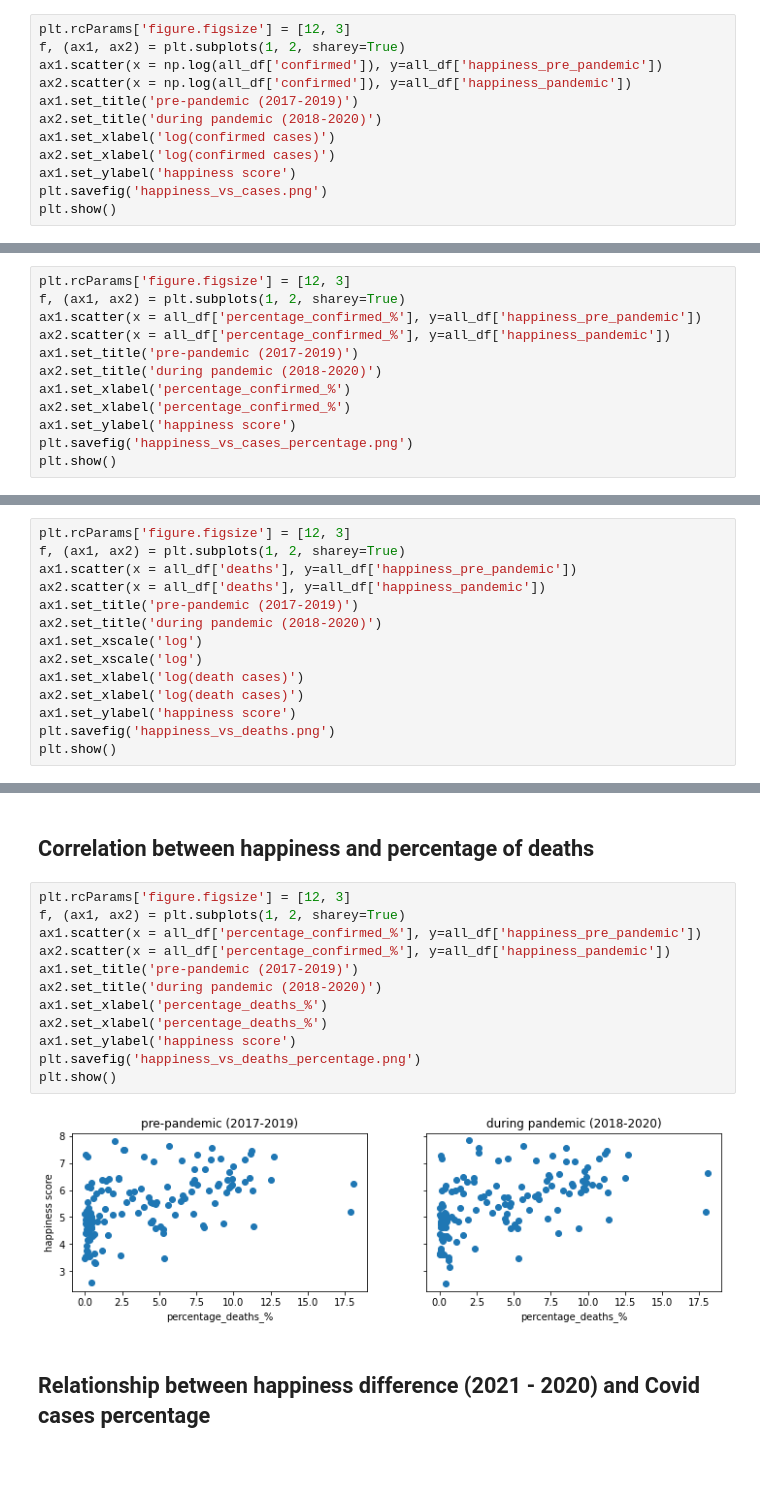
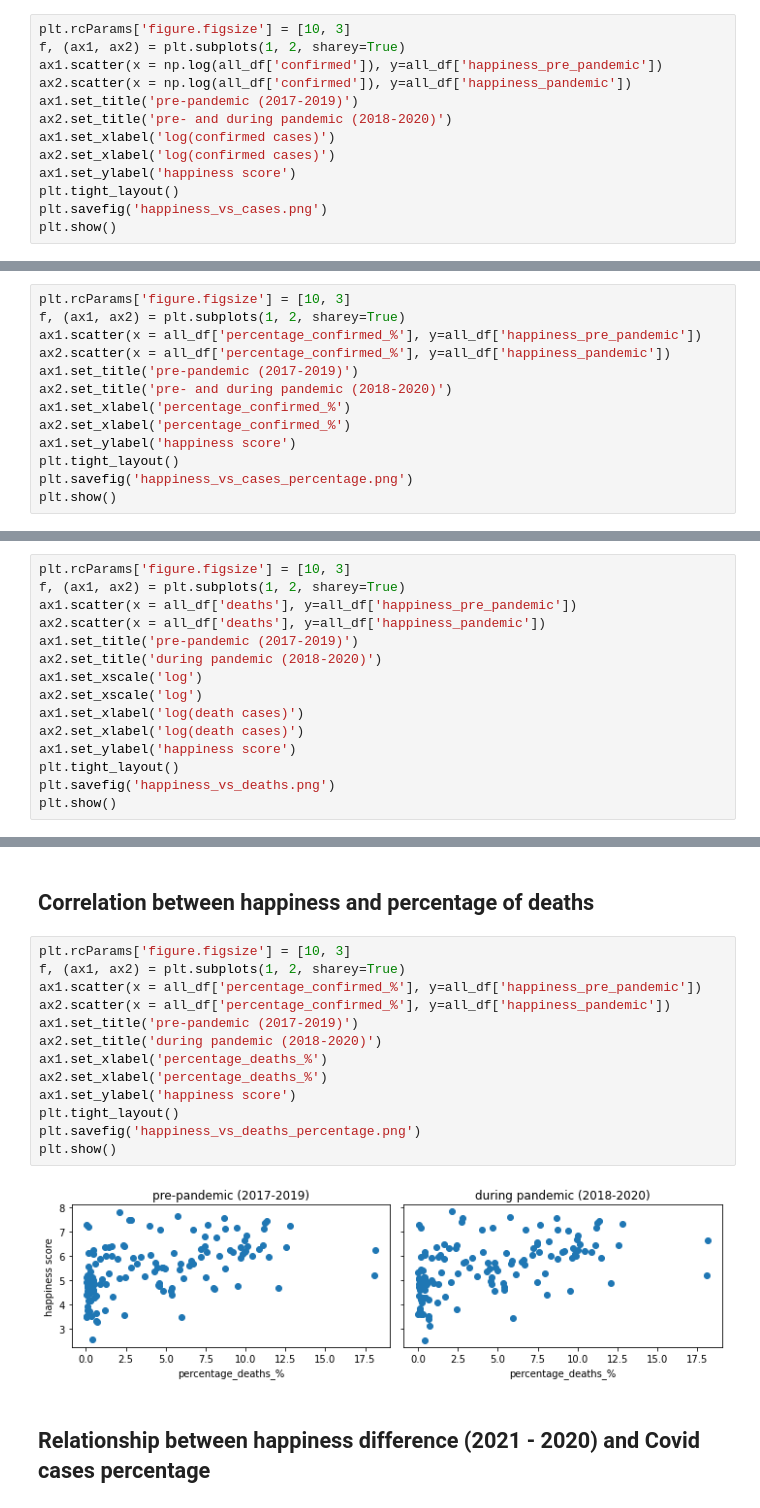
Before and after one commit to maxkrueger96/NU-Bootcamp-Data-Science-1, a Jupyter notebook: zibo_analysis/zibo_analysis.ipynb, the cells around one changed output, grey strips where cells are left out. Saved outputs shown, nothing was run; the diff lists cells and outputs as text; blank space fills up the shorter version.

```diff
--- a/zibo_analysis/zibo_analysis.ipynb
+++ b/zibo_analysis/zibo_analysis.ipynb
@@ -203,15 +205,16 @@ all_df.to_csv('all_df.csv')
 # %% [markdown]
 ## Correlation between happiness and confirmed cases
 # %%
-plt.rcParams['figure.figsize'] = [12, 3]
+plt.rcParams['figure.figsize'] = [10, 3]
 f, (ax1, ax2) = plt.subplots(1, 2, sharey=True)
 ax1.scatter(x = np.log(all_df['confirmed']), y=all_df['happiness_pre_pandemic'])
 ax2.scatter(x = np.log(all_df['confirmed']), y=all_df['happiness_pandemic'])
 ax1.set_title('pre-pandemic (2017-2019)')
-ax2.set_title('during pandemic (2018-2020)')
+ax2.set_title('pre- and during pandemic (2018-2020)')
 ax1.set_xlabel('log(confirmed cases)')
 ax2.set_xlabel('log(confirmed cases)')
 ax1.set_ylabel('happiness score')
+plt.tight_layout()
 plt.savefig('happiness_vs_cases.png')
 plt.show()
 # %% [output]
@@ -257,15 +260,16 @@ The r-squared is: 0.09969050907905723
 # %% [markdown]
 ## Correlation between happiness and percentage confirmed
 # %%
-plt.rcParams['figure.figsize'] = [12, 3]
+plt.rcParams['figure.figsize'] = [10, 3]
 f, (ax1, ax2) = plt.subplots(1, 2, sharey=True)
 ax1.scatter(x = all_df['percentage_confirmed_%'], y=all_df['happiness_pre_pandemic'])
 ax2.scatter(x = all_df['percentage_confirmed_%'], y=all_df['happiness_pandemic'])
 ax1.set_title('pre-pandemic (2017-2019)')
-ax2.set_title('during pandemic (2018-2020)')
+ax2.set_title('pre- and during pandemic (2018-2020)')
 ax1.set_xlabel('percentage_confirmed_%')
 ax2.set_xlabel('percentage_confirmed_%')
 ax1.set_ylabel('happiness score')
+plt.tight_layout()
 plt.savefig('happiness_vs_cases_percentage.png')
 plt.show()
 # %% [output]
@@ -313,7 +319,7 @@ The r-squared is: 0.24479145021638665
 # %% [markdown]
 ## Correlation between happiness and death cases
 # %%
-plt.rcParams['figure.figsize'] = [12, 3]
+plt.rcParams['figure.figsize'] = [10, 3]
 f, (ax1, ax2) = plt.subplots(1, 2, sharey=True)
 ax1.scatter(x = all_df['deaths'], y=all_df['happiness_pre_pandemic'])
 ax2.scatter(x = all_df['deaths'], y=all_df['happiness_pandemic'])
@@ -324,6 +330,7 @@ ax2.set_xscale('log')
 ax1.set_xlabel('log(death cases)')
 ax2.set_xlabel('log(death cases)')
 ax1.set_ylabel('happiness score')
+plt.tight_layout()
 plt.savefig('happiness_vs_deaths.png')
 plt.show()
 # %% [output]
@@ -331,18 +338,19 @@ plt.show()
 # %% [markdown]
 ## Correlation between happiness and percentage of deaths
 # %%
-plt.rcParams['figure.figsize'] = [12, 3]
+plt.rcParams['figure.figsize'] = [10, 3]
 f, (ax1, ax2) = plt.subplots(1, 2, sharey=True)
 ax1.scatter(x = all_df['percentage_confirmed_%'], y=all_df['happiness_pre_pandemic'])
 ax2.scatter(x = all_df['percentage_confirmed_%'], y=all_df['happiness_pandemic'])
 ax1.set_title('pre-pandemic (2017-2019)')
 ax2.set_title('during pandemic (2018-2020)')
 ax1.set_xlabel('percentage_deaths_%')
 ax2.set_xlabel('percentage_deaths_%')
 ax1.set_ylabel('happiness score')
+plt.tight_layout()
 plt.savefig('happiness_vs_deaths_percentage.png')
 plt.show()
 # %% [output]
-[figure, old version]
+[figure, new version]
 # %% [markdown]
 ## Relationship between happiness difference (2021 - 2020) and Covid cases percentage
```
Also changed, not shown: parts of 21 cells of this notebook, 13 other files.
